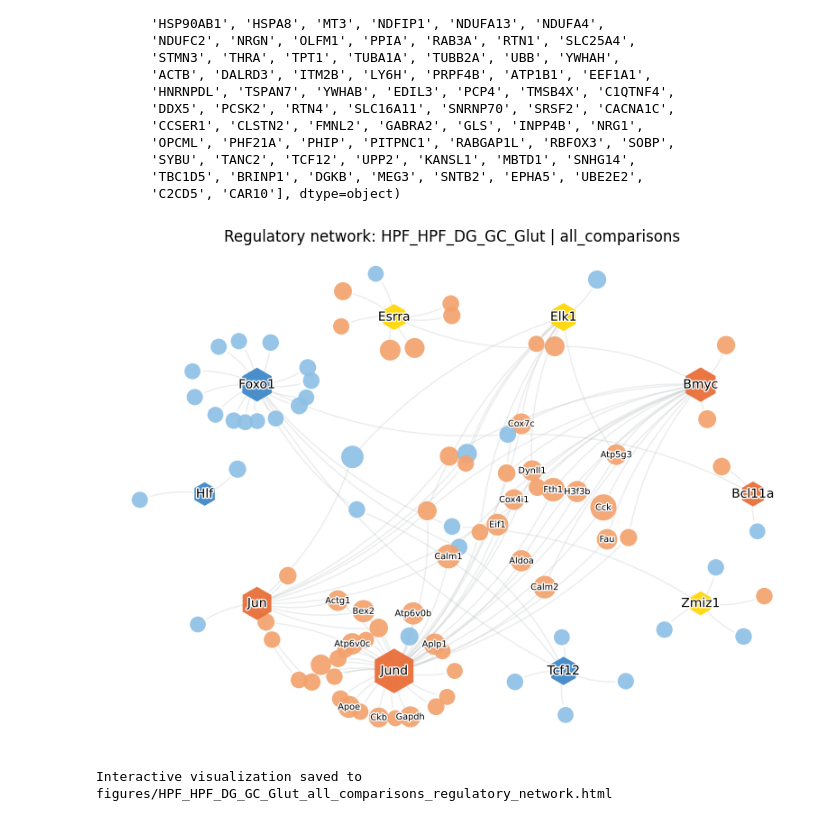
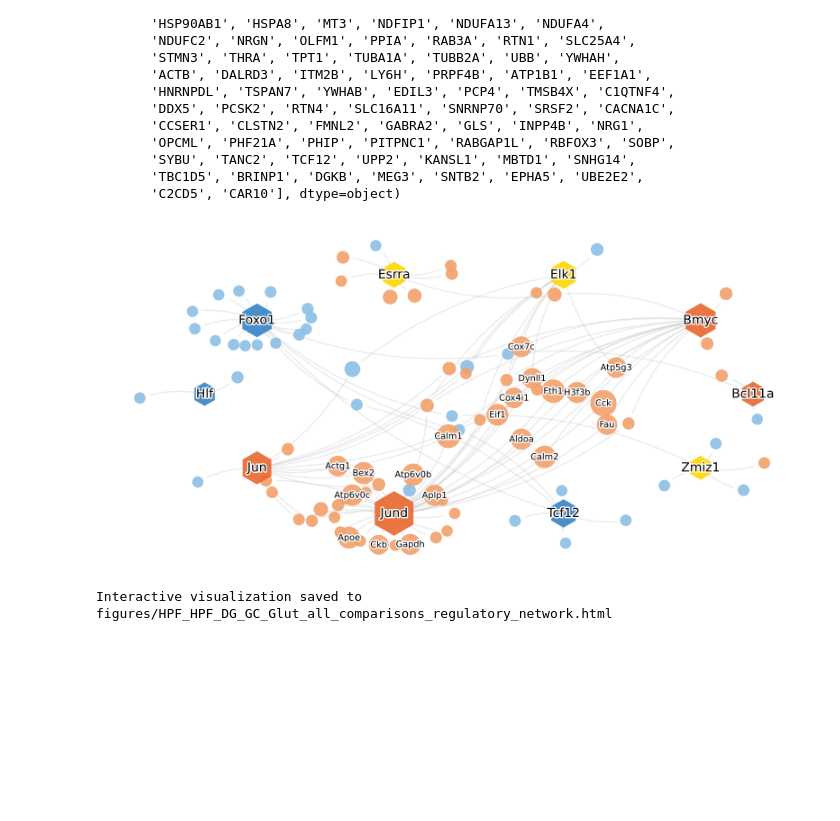
Before and after one commit to juychen/scmmd, a Jupyter notebook: 16snscenicGraph.ipynb, the cells around one changed output. Cells and saved outputs as stored; diff of their text form; code cells hidden in the pictures; blank space fills up the shorter version.

Commit message:
edit the figure

```diff
--- a/16snscenicGraph.ipynb
+++ b/16snscenicGraph.ipynb
@@ -547,9 +547,11 @@ def visualize_regulatory_network(metadata_df, importance_col='importance', weigh
         else:
             fold_change = 0
         total_size = base_size + degree_size + fold_change
-        # 高亮基因节点 1.5 倍大小
+        # 高亮基因节点 1.5 倍大小，非高亮基因节点缩小一半
         if node in highlight_set and node not in tf_node_set:
             total_size = total_size * 1.5
+        elif node not in tf_node_set:
+            total_size = total_size * 0.5
         node_sizes.append(total_size)
 
     node_shapes = {node: 'h' if node in tf_node_set else 'o' for node in G.nodes()}
@@ -638,16 +640,16 @@ array(['ACTG1', 'ALDOA', 'APLP1', 'APOE', 'ATP5G3', 'ATP6V0B', 'ATP6V0C',
 # %%
 
 visualize_regulatory_network(
     network_edges,
     importance_col='importance',
     weight_col='importance_TF2G',
-    figure_size=(8,6),
+    figure_size=(8,4),
     top_n=min(150, len(network_edges)),
     output_html=f'figures/{selected_ctname}_{comparison_label}_regulatory_network.html',
-    title=f'Regulatory network: {selected_ctname} | {comparison_label}',
+    title=f'',
     highlight_genes = network_edges['Gene'].unique().tolist()[:20],
     df_deg=df_deg_network
 )
 # %% [output]
-[figure, old version]
+[figure, new version]
 Interactive visualization saved to figures/HPF_HPF_DG_GC_Glut_all_comparisons_regulatory_network.html
```
